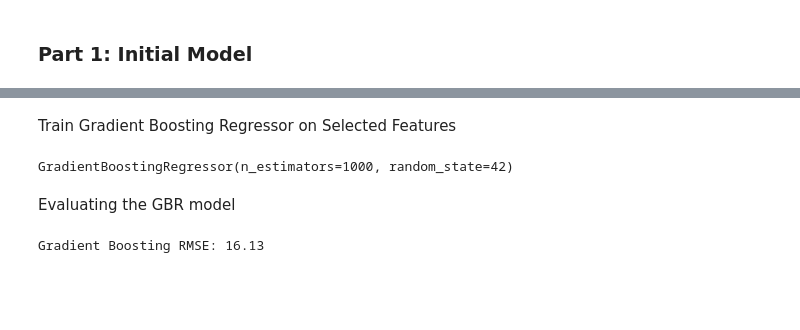
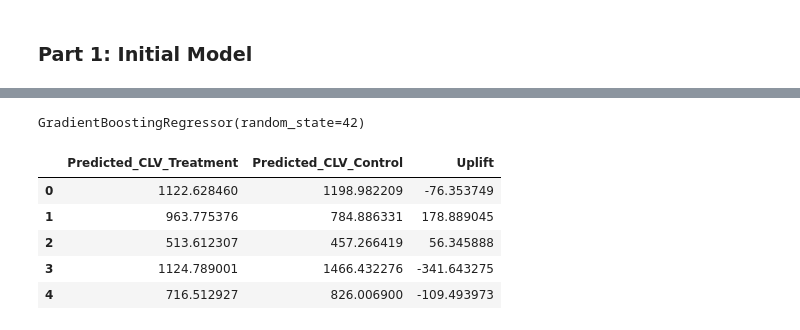
Before and after one commit to scottpitcher/ecommerce-marketing-analytics-optimization, a Jupyter notebook: clv_optimization_model.ipynb, the cells around one changed output, grey strips where cells are left out. Drawn from its saved outputs; the diff is of its cells as text; code cells hidden in the pictures; blank space fills up the shorter version.

```diff
--- a/clv_optimization_model.ipynb
+++ b/clv_optimization_model.ipynb
@@ -59,2 +69,6 @@ memory usage: 27.3 KB
+# %%
+# Step 3: Split Data into Treatment and Control Groups
+treatment = data[data['Discount Applied'] == 1]
+control = data[data['Discount Applied'] == 0]
 # %% [markdown]
 ### Part 1: Initial Model
@@ -129,17 +85,28 @@ Index(['Gender', 'Age', 'City', 'Items Purchased', 'Average Rating',
-# %% [markdown]
-Train Gradient Boosting Regressor on Selected Features
-# %%
-X_train, X_test, y_train, y_test = train_test_split(X_selected, y, test_size=0.3, random_state=42)
-gbr = GradientBoostingRegressor(n_estimators=1000, learning_rate=0.1, max_depth=3, random_state=42)
-gbr.fit(X_train, y_train)
-# %% [output]
-GradientBoostingRegressor(n_estimators=1000, random_state=42)
-# %% [markdown]
-Evaluating the GBR model
-# %%
-y_pred = gbr.predict(X_test)
-mse = mean_squared_error(y_test, y_pred)
-rmse = np.sqrt(mse)
-print(f'Gradient Boosting RMSE: {rmse:.2f}')
-# %% [output]
-Gradient Boosting RMSE: 16.13
+# %%
+# Initialize models
+treatment_model = GradientBoostingRegressor(random_state=42)
+control_model = GradientBoostingRegressor(random_state=42)
+
+# Train models
+treatment_model.fit(X_treatment, y_treatment)
+control_model.fit(X_control, y_control)
+# %% [output]
+GradientBoostingRegressor(random_state=42)
+# %%
+# Predict CLV for both groups
+treatment_predictions = treatment_model.predict(X_treatment)
+control_predictions = control_model.predict(X_control)
+
+# Calculate the expected uplift for each customer
+data['Predicted_CLV_Treatment'] = treatment_model.predict(data[X_treatment.columns])
+data['Predicted_CLV_Control'] = control_model.predict(data[X_control.columns])
+data['Uplift'] = data['Predicted_CLV_Treatment'] - data['Predicted_CLV_Control']
+
+data[['Predicted_CLV_Treatment','Predicted_CLV_Control','Uplift']].head()
+# %% [output]
+|  | Predicted_CLV_Treatment | Predicted_CLV_Control | Uplift |
+| 0 | 1122.628460 | 1198.982209 | -76.353749 |
+| 1 | 963.775376 | 784.886331 | 178.889045 |
+| 2 | 513.612307 | 457.266419 | 56.345888 |
+| 3 | 1124.789001 | 1466.432276 | -341.643275 |
+| 4 | 716.512927 | 826.006900 | -109.493973 |
```
Also changed, not shown: parts of 27 cells of this notebook.
